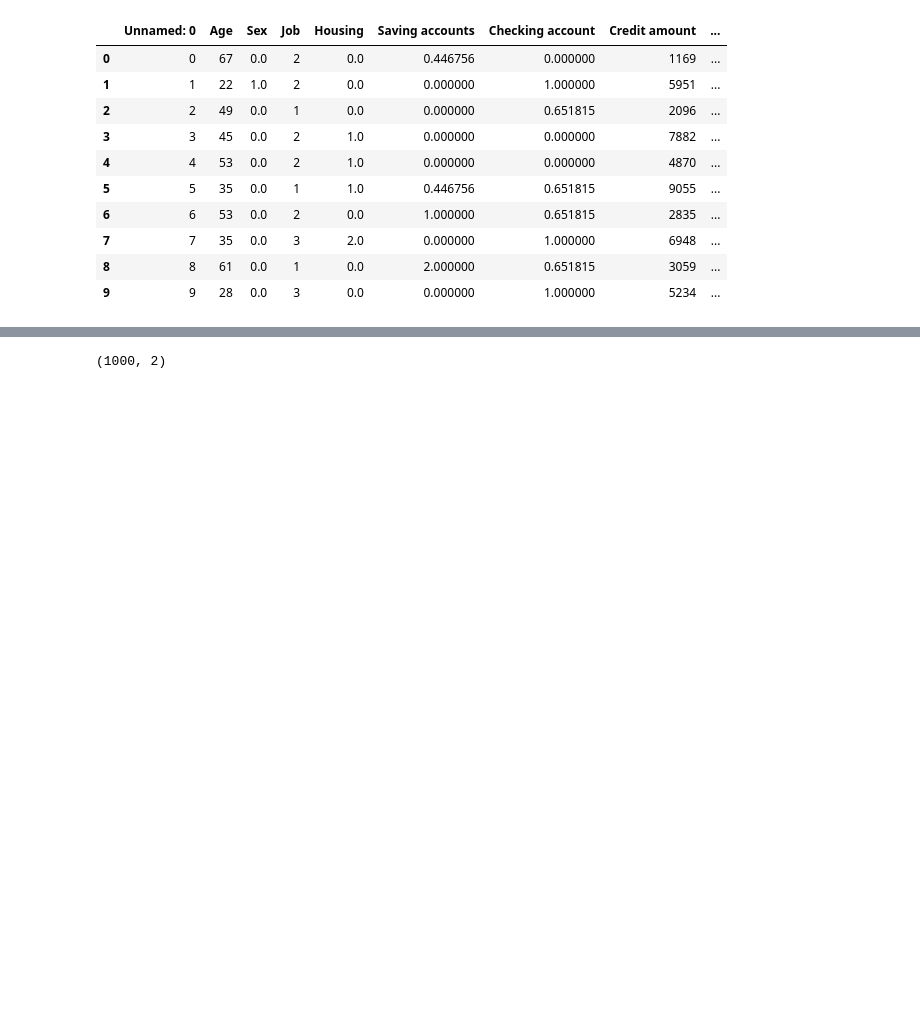
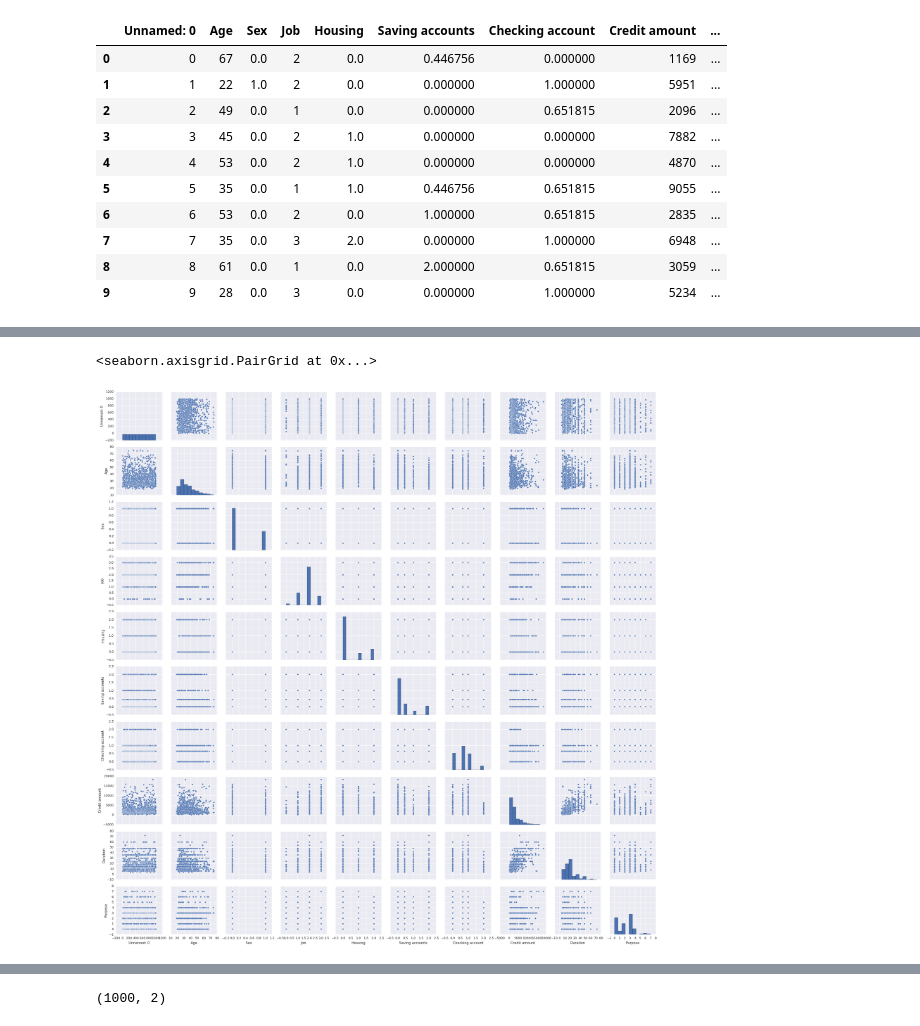
Before and after one commit to vigneshj6/GermanCreditData, a Jupyter notebook: germanCredit.ipynb, the cells around one changed output, grey strips where cells are left out. Saved outputs shown, nothing was run; the diff lists cells and outputs as text; code cells hidden in the pictures; blank space fills up the shorter version.

```diff
--- a/germanCredit.ipynb
+++ b/germanCredit.ipynb
@@ -71,4 +72,9 @@ plt.figure()
 <matplotlib.figure.Figure at 0x...>
+# %%
+sns.pairplot(Data)
+# %% [output]
+<seaborn.axisgrid.PairGrid at 0x...>
+[figure, added]
 # %%
 plt.scatter(Data['Credit amount'],Data["Duration"])
 plt.figure()
```
Also changed, not shown: parts of 10 cells of this notebook.
